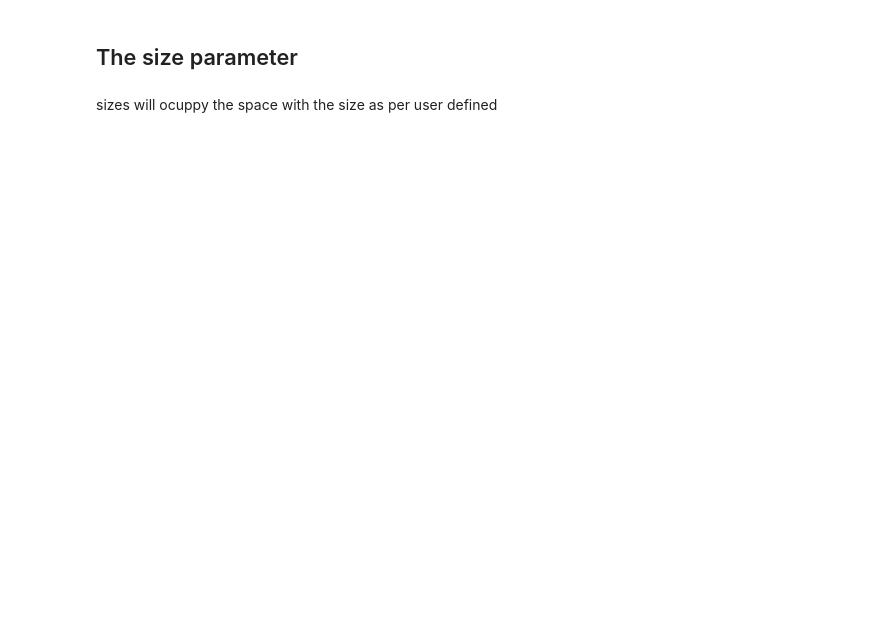
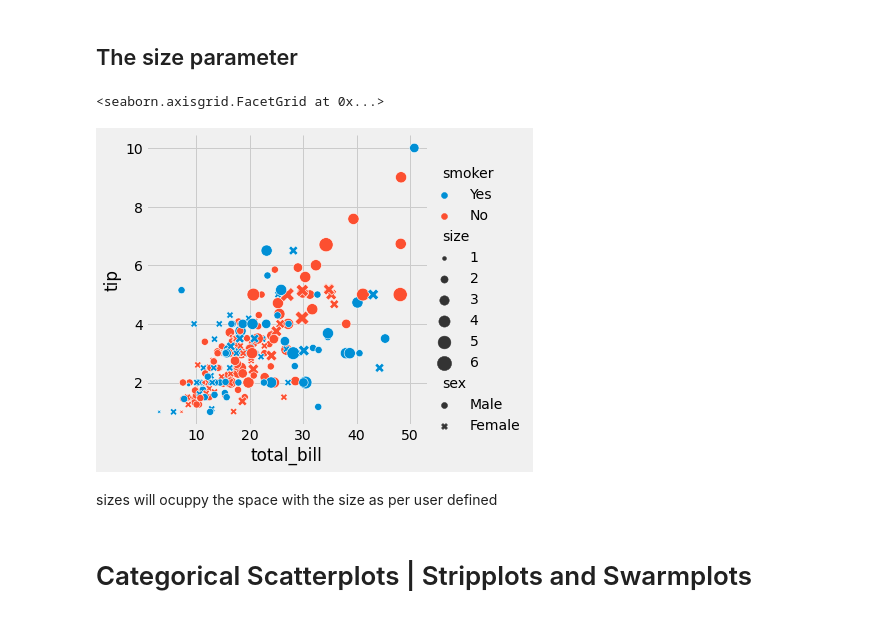
Before and after one commit to Hamza-Tahirr/Seaborn, a Jupyter notebook: Seaborn .ipynb, the cells around one changed output. Cells and saved outputs as stored; diff of their text form; code cells hidden in the pictures; blank space fills up the shorter version.

```diff
--- a/Seaborn .ipynb
+++ b/Seaborn .ipynb
@@ -44,6 +60,11 @@ sns.relplt(x='total_bill',y="tip",hue="smoker",style="sex",data=data)
 ## The size parameter
 # %%
 #Plot here
-sns.relplt(x='total_bill',y="tip",hue="smoker",style="sex", size ='size', sizes=(15,200), data=data)
+sns.relplot(x='total_bill',y="tip",hue="smoker",style="sex", size ='size', sizes=(15,200), data=data)
+# %% [output]
+<seaborn.axisgrid.FacetGrid at 0x...>
+[figure, added]
 # %% [markdown]
 sizes will ocuppy the space with the size as per user defined
+# %% [markdown]
+# Categorical Scatterplots | Stripplots and Swarmplots
```
Also changed, not shown: parts of 21 cells of this notebook.
